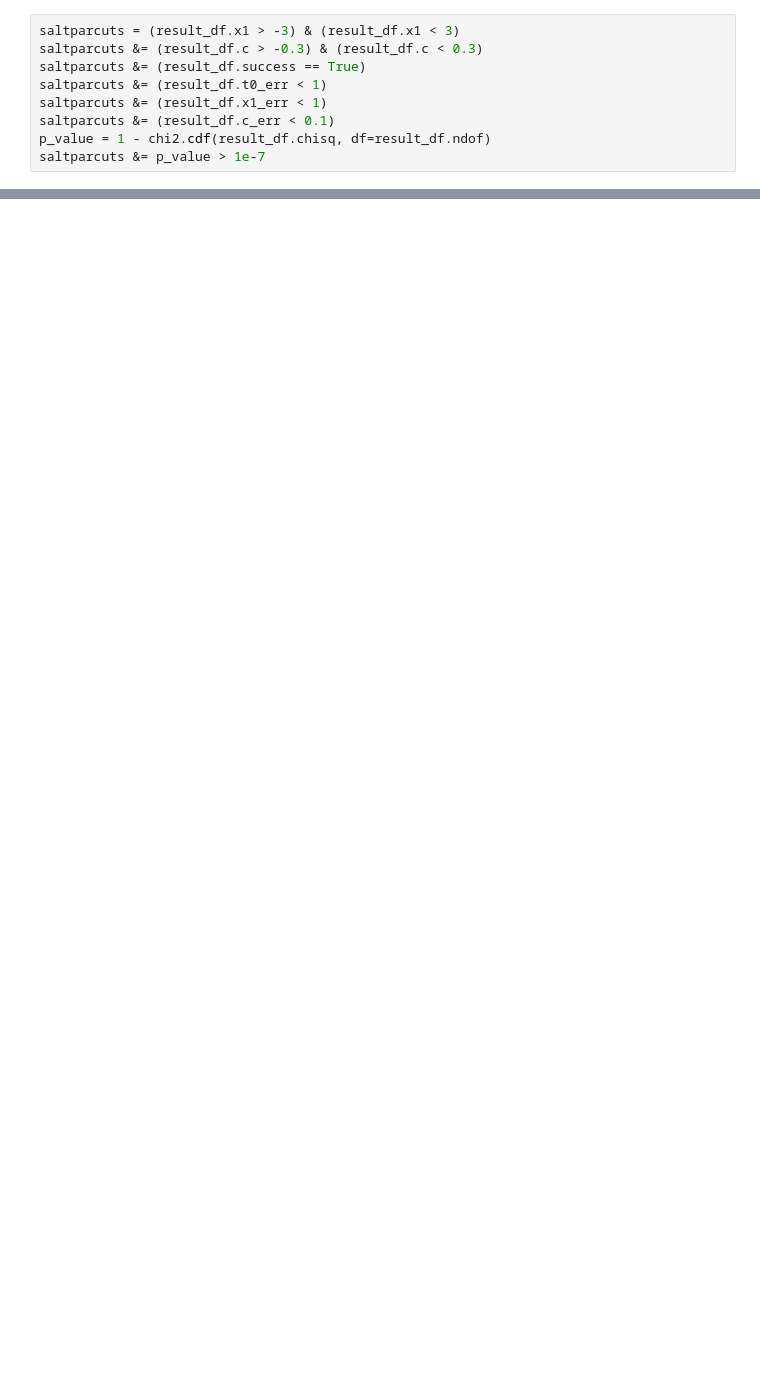
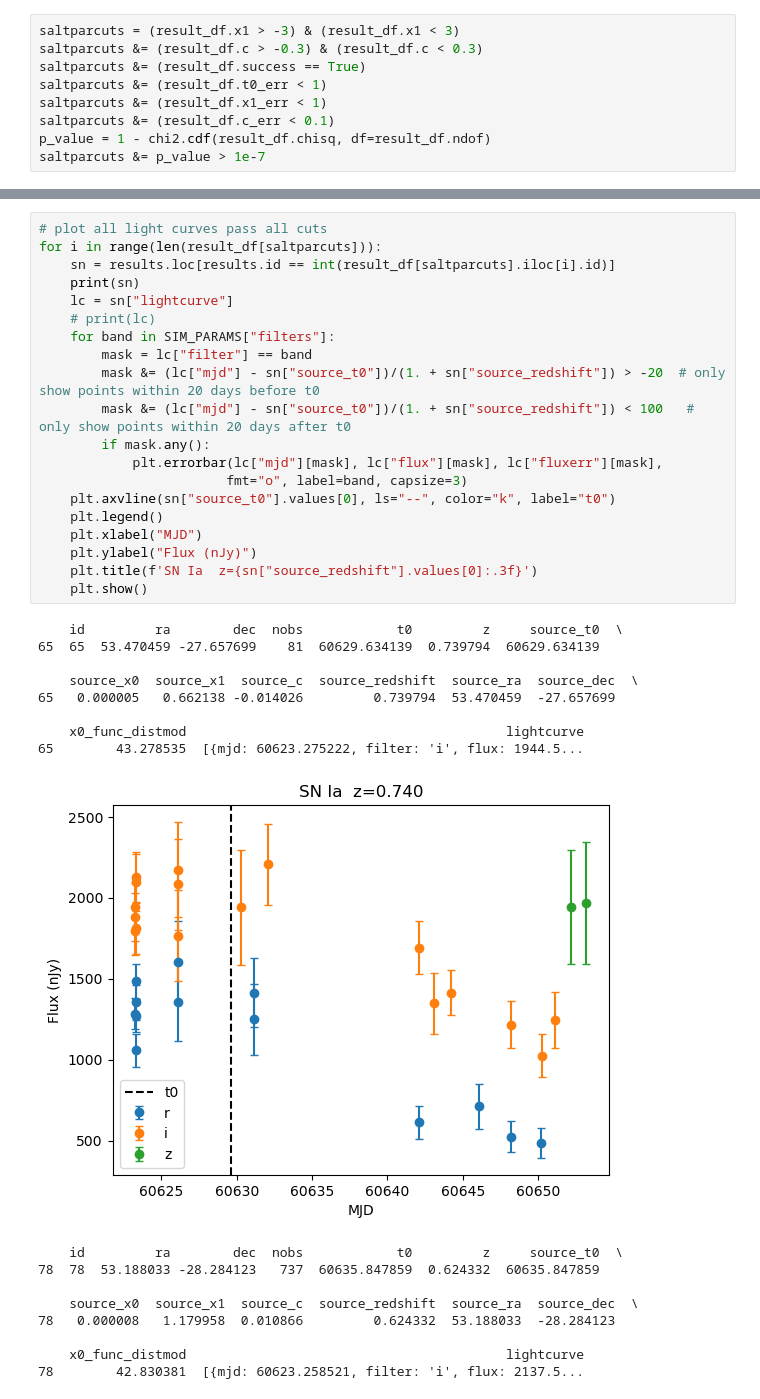
Before and after one commit to mi-dai/lightcurvelynx_rubin_dp2, a Jupyter notebook: dp1_sims.ipynb, the cells around one changed output, grey strips where cells are left out. Cells and saved outputs as stored; diff of their text form; blank space fills up the shorter version.

```diff
--- a/dp1_sims.ipynb
+++ b/dp1_sims.ipynb
@@ -507,0 +510,38 @@ lightcurves_after_quality_cut.source_c.hist(bins=30,alpha=0.5,density=True)
+# %%
+# plot all light curves pass all cuts
+for i in range(len(result_df[saltparcuts])):
+    sn = results.loc[results.id == int(result_df[saltparcuts].iloc[i].id)]
+    print(sn)
+    lc = sn["lightcurve"]
+    # print(lc)
+    for band in SIM_PARAMS["filters"]:
+        mask = lc["filter"] == band
+        mask &= (lc["mjd"] - sn["source_t0"])/(1. + sn["source_redshift"]) > -20  # only show points within 20 days before t0
+        mask &= (lc["mjd"] - sn["source_t0"])/(1. + sn["source_redshift"]) < 100   # only show points within 20 days after t0
+        if mask.any():
+            plt.errorbar(lc["mjd"][mask], lc["flux"][mask], lc["fluxerr"][mask],
+                        fmt="o", label=band, capsize=3)
+    plt.axvline(sn["source_t0"].values[0], ls="--", color="k", label="t0")
+    plt.legend()
+    plt.xlabel("MJD")
+    plt.ylabel("Flux (nJy)")
+    plt.title(f'SN Ia  z={sn["source_redshift"].values[0]:.3f}')
+    plt.show()
+# %% [output]
+    id         ra        dec  nobs            t0         z     source_t0  \
+65  65  53.470459 -27.657699    81  60629.634139  0.739794  60629.634139
+
+    source_x0  source_x1  source_c  source_redshift  source_ra  source_dec  \
+65   0.000005   0.662138 -0.014026         0.739794  53.470459  -27.657699
+
+    x0_func_distmod                                         lightcurve
+65        43.278535  [{mjd: 60623.275222, filter: 'i', flux: 1944.5...
+[figure, added]
+    id         ra        dec  nobs            t0         z     source_t0  \
+78  78  53.188033 -28.284123   737  60635.847859  0.624332  60635.847859
+
+    source_x0  source_x1  source_c  source_redshift  source_ra  source_dec  \
+78   0.000008   1.179958  0.010866         0.624332  53.188033  -28.284123
+
+    x0_func_distmod                                         lightcurve
+78        42.830381  [{mjd: 60623.258521, filter: 'i', flux: 2137.5...
```
Also changed, not shown: parts of 17 cells of this notebook.
